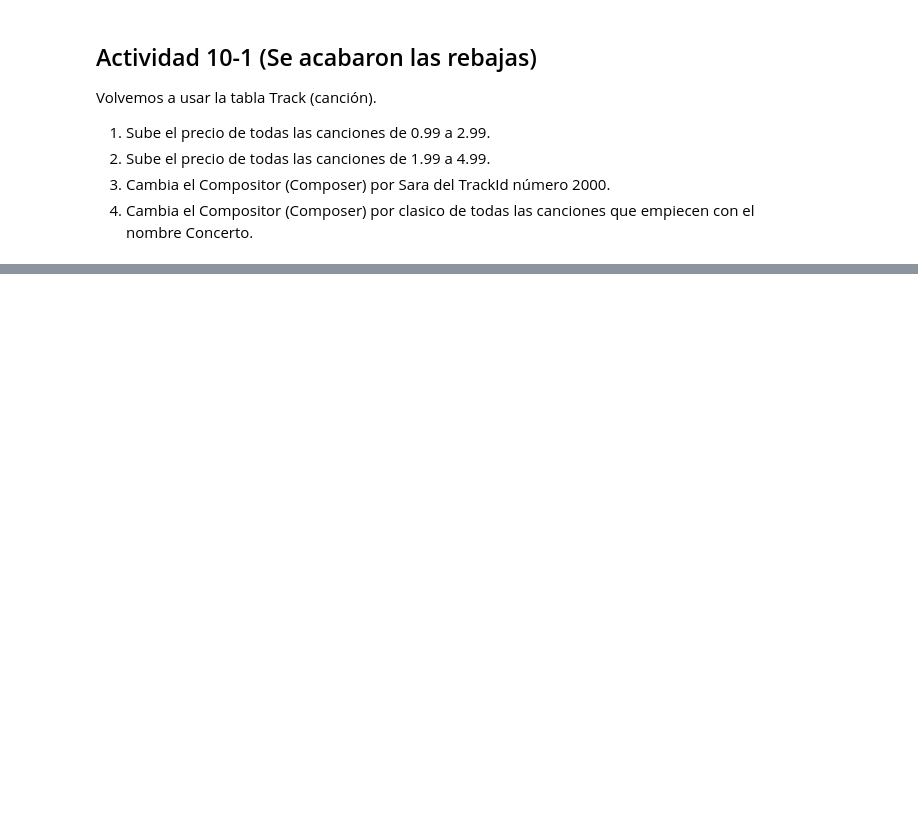
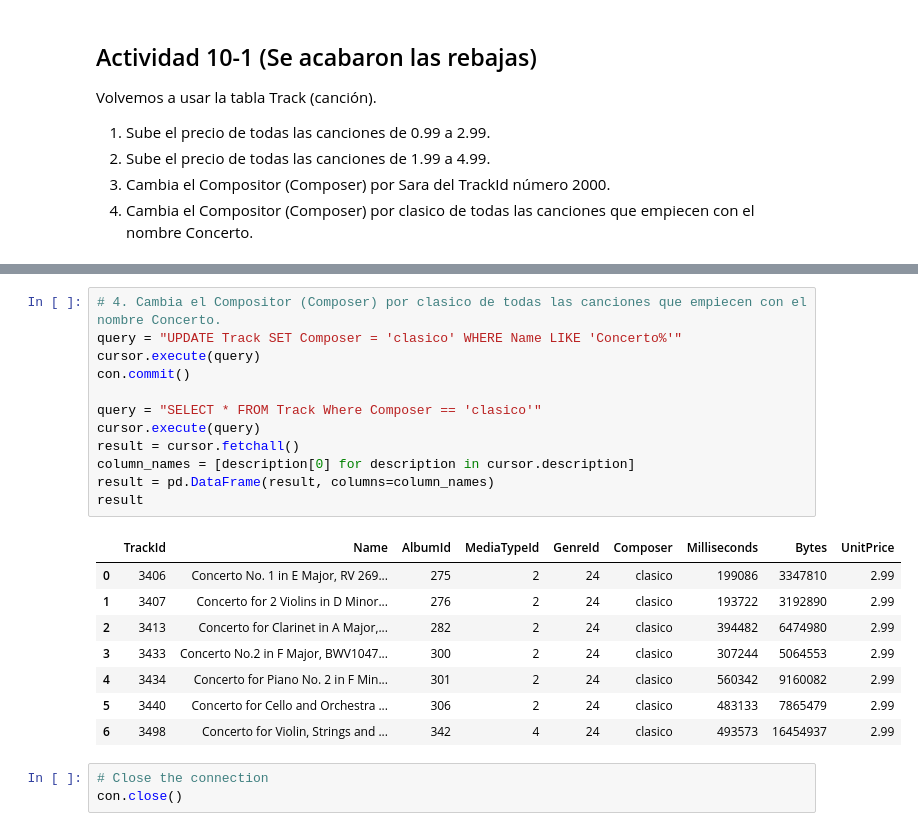
Before and after one commit to mstoychev/Data-Science-Projects, a Jupyter notebook: 0. Data Analyst Portfolio/3. SQL exercise/Práctica SQL_MitkoStoychev.ipynb, the cells around one changed output, grey strips where cells are left out. Drawn from its saved outputs; the diff is of its cells as text; blank space fills up the shorter version.

```diff
--- a/0. Data Analyst Portfolio/3. SQL exercise/Práctica SQL_MitkoStoychev.ipynb
+++ b/0. Data Analyst Portfolio/3. SQL exercise/Práctica SQL_MitkoStoychev.ipynb
@@ -879,0 +1258,24 @@ Volvemos a usar la tabla Track (canción).
+# %%
+# 4. Cambia el Compositor (Composer) por clasico de todas las canciones que empiecen con el nombre Concerto.
+query = "UPDATE Track SET Composer = 'clasico' WHERE Name LIKE 'Concerto%'"
+cursor.execute(query)
+con.commit()
+
+query = "SELECT * FROM Track Where Composer == 'clasico'"
+cursor.execute(query)
+result = cursor.fetchall()
+column_names = [description[0] for description in cursor.description]
+result = pd.DataFrame(result, columns=column_names)
+result
+# %% [output]
+|  | TrackId | Name | AlbumId | MediaTypeId | GenreId | Composer | Milliseconds | Bytes | UnitPrice |
+| 0 | 3406 | Concerto No. 1 in E Major, RV 269... | 275 | 2 | 24 | clasico | 199086 | 3347810 | 2.99 |
+| 1 | 3407 | Concerto for 2 Violins in D Minor... | 276 | 2 | 24 | clasico | 193722 | 3192890 | 2.99 |
+| 2 | 3413 | Concerto for Clarinet in A Major,... | 282 | 2 | 24 | clasico | 394482 | 6474980 | 2.99 |
+| 3 | 3433 | Concerto No.2 in F Major, BWV1047... | 300 | 2 | 24 | clasico | 307244 | 5064553 | 2.99 |
+| 4 | 3434 | Concerto for Piano No. 2 in F Min... | 301 | 2 | 24 | clasico | 560342 | 9160082 | 2.99 |
+| 5 | 3440 | Concerto for Cello and Orchestra ... | 306 | 2 | 24 | clasico | 483133 | 7865479 | 2.99 |
+| 6 | 3498 | Concerto for Violin, Strings and ... | 342 | 4 | 24 | clasico | 493573 | 16454937 | 2.99 |
+# %%
+# Close the connection
+con.close()
```
Also changed, not shown: parts of 36 cells of this notebook.
